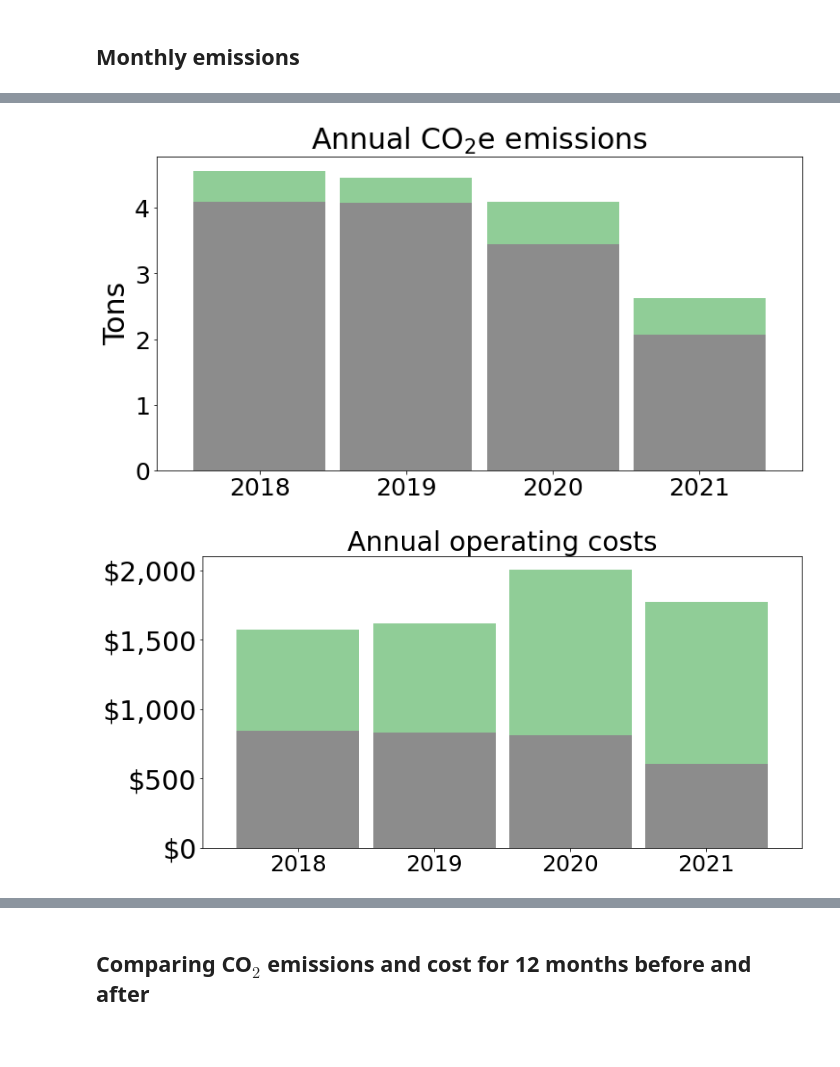
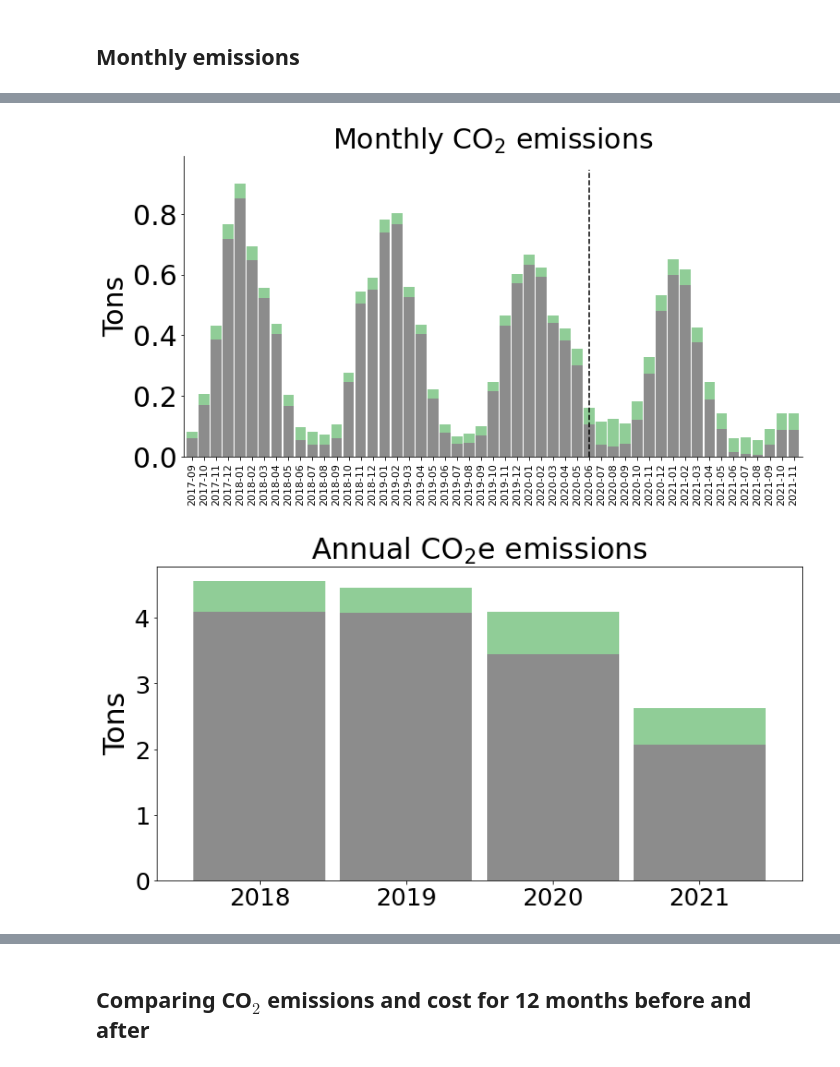
Before and after one commit to ryanfobel/utility-bill-scraper, a Jupyter notebook: notebooks/features/case_study.ipynb, the cells around one changed output, grey strips where cells are left out. Saved outputs shown, nothing was run; the diff lists cells and outputs as text; code cells hidden in the pictures.

```diff
--- a/notebooks/features/case_study.ipynb
+++ b/notebooks/features/case_study.ipynb
@@ -246,3 +229,33 @@ plt.savefig(
+# %%
+tco2.plot.bar(
+    stacked=True,
+    color=["#8c8c8c", "#90cd97"],
+    width=bin_width,
+    fontsize=30,
+    ylabel="tCO$_2$e",
+    figsize=figsize,
+    legend=None,
+)
+plt.title("Monthly CO$_2$ emissions", fontsize=title_size)
+plt.ylabel("Tons", fontsize=30)
+xlocs, xlabels = plt.xticks()
+plt.xticks(xlocs,
+    labels=[label.get_text()[:7] for label in xlabels],
+    fontsize=11,
+);
+plt.xlabel("")
+plt.plot([water_heater_install, water_heater_install], plt.ylim(), 'k--')
+ax = plt.gca()
+ax.spines["right"].set_visible(False)
+ax.spines["top"].set_visible(False)
+plt.savefig(
+    os.path.join("images", "monthly_emissions.svg"),
+    bbox_inches=bbox_inches,
+    transparent=transparent,
+    facecolor=facecolor,
+)
+# %% [output]
+[figure, added]
 # %%
 tco2["year"] = [date.year for date in tco2.index]
 cost["year"] = [date.year for date in cost.index]
@@ -267,30 +280,5 @@ plt.savefig(
     transparent=transparent,
     facecolor=facecolor,
 )
-
-cost[cost["year"] > 2017].groupby("year").sum().plot.bar(
-    stacked=True,
-    fontsize=font_size,
-    color=["#8c8c8c", "#90cd97"],
-    width=bin_width,
-    figsize=figsize,
-    legend=None,
-)
-plt.title("Annual operating costs", fontsize=title_size)
-os.makedirs("images", exist_ok=True)
-plt.xlabel("")
-#plt.legend(bbox_to_anchor=(1, 1.04), fontsize=legend_size)
-plt.xticks(rotation=0)
-plt.yticks(np.arange(0, 2500, step=500),
-    ["${:,}".format(tic) for tic in np.arange(0, 2500, step=500)],
-    fontsize=30,
-);
-plt.savefig(
-    os.path.join("images", "annual_operating_costs.svg"),
-    bbox_inches=bbox_inches,
-    transparent=transparent,
-    facecolor=facecolor,
-)
 # %% [output]
 [figure]
-[figure, removed]
```
Also changed, not shown: parts of 7 cells of this notebook, 8 other files.
